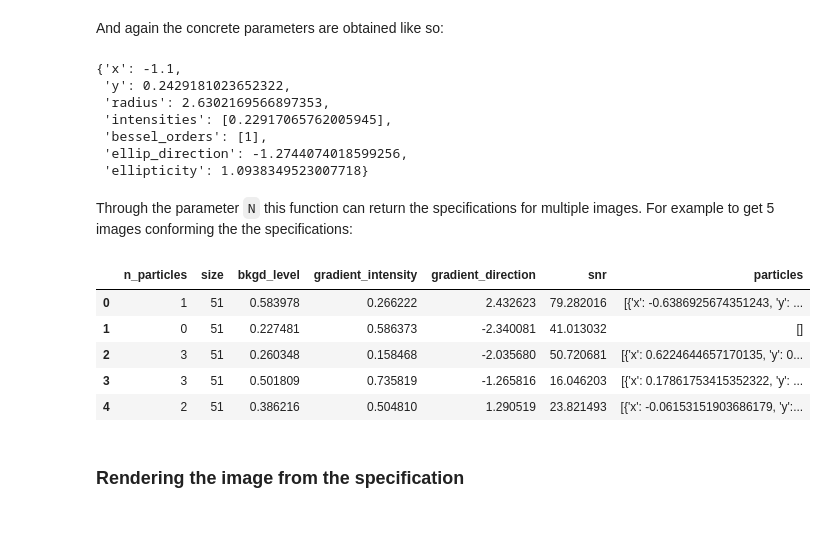
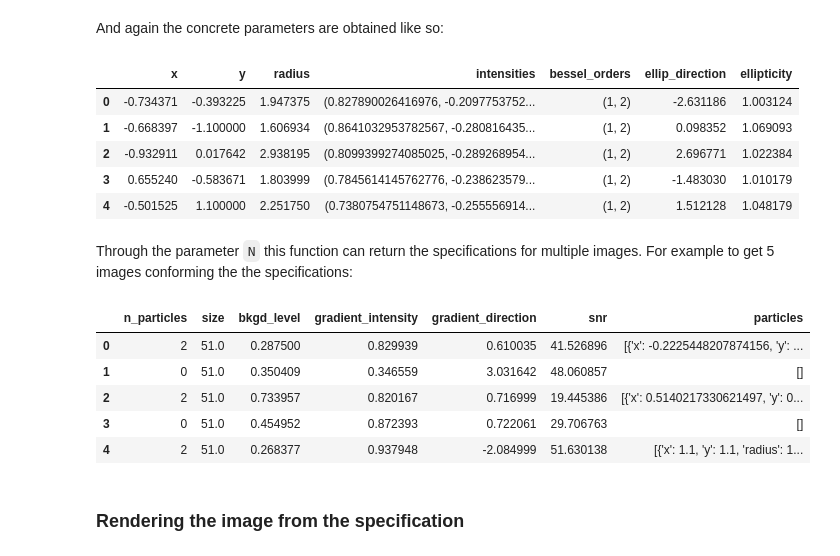
Before and after one commit to wooduk/deeptracktorch, a Jupyter notebook: nbs/00_GenerateSyntheticImages.ipynb, the cells around one changed output. Saved outputs shown, nothing was run; the diff lists cells and outputs as text; code cells hidden in the pictures; blank space fills up the shorter version.

```diff
--- a/nbs/00_GenerateSyntheticImages.ipynb
+++ b/nbs/00_GenerateSyntheticImages.ipynb
@@ -255,14 +251,13 @@ p_dist = {
 # %% [markdown]
 And again the concrete parameters are obtained like so:
 # %%
-{k:v() for (k,v) in p_dist.items()}
+pd.DataFrame({k:v(5) for (k,v) in p_dist.items()})
 # %% [output]
-{'x': -1.1,
- 'y': 0.2429181023652322,
- 'radius': 2.6302169566897353,
- 'intensities': [0.22917065762005945],
- 'bessel_orders': [1],
- 'ellip_direction': -1.2744074018599256,
- 'ellipticity': 1.0938349523007718}
+|  | x | y | radius | intensities | bessel_orders | ellip_direction | ellipticity |
+| 0 | -0.734371 | -0.393225 | 1.947375 | (0.827890026416976, -0.2097753752... | (1, 2) | -2.631186 | 1.003124 |
+| 1 | -0.668397 | -1.100000 | 1.606934 | (0.8641032953782567, -0.280816435... | (1, 2) | 0.098352 | 1.069093 |
+| 2 | -0.932911 | 0.017642 | 2.938195 | (0.8099399274085025, -0.289268954... | (1, 2) | 2.696771 | 1.022384 |
+| 3 | 0.655240 | -0.583671 | 1.803999 | (0.7845614145762776, -0.238623579... | (1, 2) | -1.483030 | 1.010179 |
+| 4 | -0.501525 | 1.100000 | 2.251750 | (0.7380754751148673, -0.255556914... | (1, 2) | 1.512128 | 1.048179 |
 # %%
 # export
@@ -289,15 +278,15 @@ def define_image(img_dist, p_dist, N=1):
 # %% [markdown]
 Through the parameter `N` this function can return the specifications for multiple images. For example to get 5 images conforming the the specifications:
 # %%
-img_specs_df = define_image(img_dist, p_dist, N=5)
+img_specs_df = define_image(img_dist, p_dist, N=100)
 img_specs_df.head()
 # %% [output]
 |  | n_particles | size | bkgd_level | gradient_intensity | gradient_direction | snr | particles |
-| 0 | 1 | 51 | 0.583978 | 0.266222 | 2.432623 | 79.282016 | [{'x': -0.6386925674351243, 'y': ... |
-| 1 | 0 | 51 | 0.227481 | 0.586373 | -2.340081 | 41.013032 | [] |
-| 2 | 3 | 51 | 0.260348 | 0.158468 | -2.035680 | 50.720681 | [{'x': 0.6224644657170135, 'y': 0... |
-| 3 | 3 | 51 | 0.501809 | 0.735819 | -1.265816 | 16.046203 | [{'x': 0.17861753415352322, 'y': ... |
-| 4 | 2 | 51 | 0.386216 | 0.504810 | 1.290519 | 23.821493 | [{'x': -0.06153151903686179, 'y':... |
+| 0 | 2 | 51.0 | 0.287500 | 0.829939 | 0.610035 | 41.526896 | [{'x': -0.2225448207874156, 'y': ... |
+| 1 | 0 | 51.0 | 0.350409 | 0.346559 | 3.031642 | 48.060857 | [] |
+| 2 | 2 | 51.0 | 0.733957 | 0.820167 | 0.716999 | 19.445386 | [{'x': 0.5140217330621497, 'y': 0... |
+| 3 | 0 | 51.0 | 0.454952 | 0.872393 | 0.722061 | 29.706763 | [] |
+| 4 | 2 | 51.0 | 0.268377 | 0.937948 | -2.084999 | 51.630138 | [{'x': 1.1, 'y': 1.1, 'radius': 1... |
 # %% [markdown]
 ### Rendering the image from the specification
 # %%
```
Also changed, not shown: parts of 9 cells of this notebook, 4 other files.
